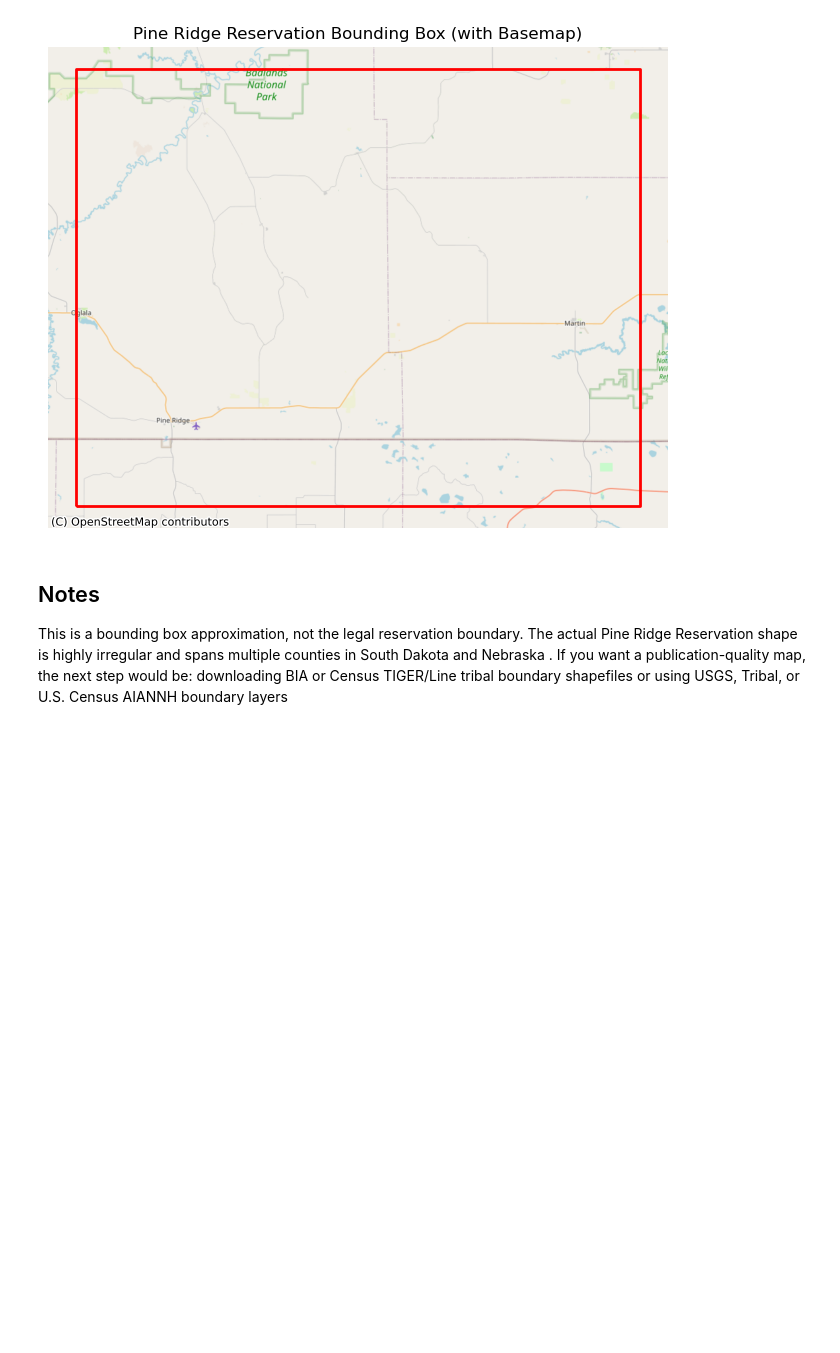
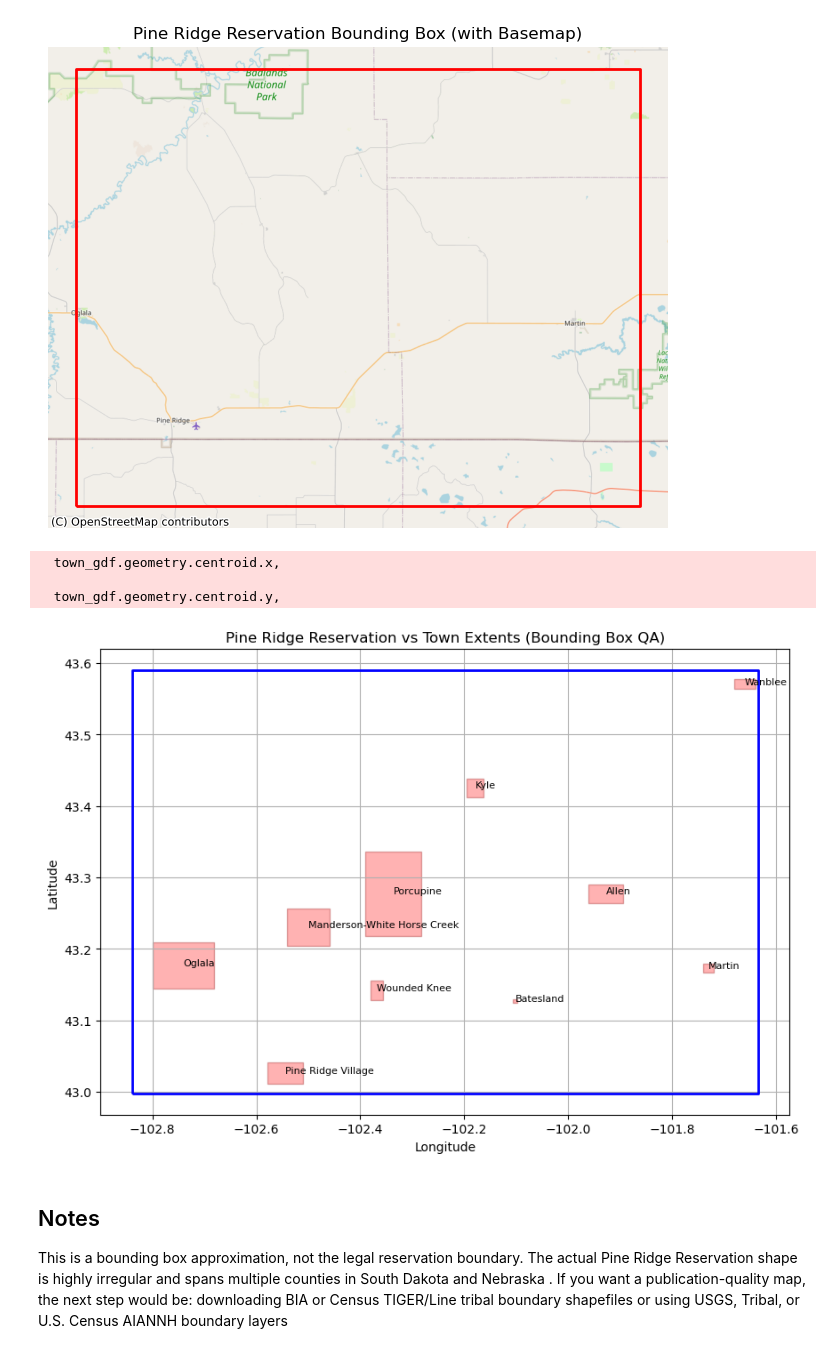
Before and after one commit to olc-techsupport/Pine-Ridge-Bounding-Boxes, a Jupyter notebook: PRR_map-1.ipynb, the cells around one changed output. Drawn from its saved outputs; the diff is of its cells as text; code cells hidden in the pictures; blank space fills up the shorter version.

Commit message:
add QA/centroids

```diff
--- a/PRR_map-1.ipynb
+++ b/PRR_map-1.ipynb
@@ -87,3 +115,54 @@ plt.show()
+# %%
+# Convert towns to polygons
+town_geoms = [
+    box(minx, miny, maxx, maxy) for _, minx, miny, maxx, maxy in towns
+]
+
+town_names = [t[0] for t in towns]
+
+town_gdf = gpd.GeoDataFrame(
+    {"name": town_names},
+    geometry=town_geoms,
+    crs="EPSG:4326"
+)
+# %%
+fig, ax = plt.subplots(figsize=(10, 10))
+
+# Reservation bounding box (blue outline)
+reservation_gdf.boundary.plot(
+    ax=ax,
+    linewidth=2,
+    color="blue",
+    label="Reservation Bounding Box"
+)
+
+# Town extents (red transparent boxes)
+town_gdf.plot(
+    ax=ax,
+    facecolor="red",
+    alpha=0.3,
+    edgecolor="darkred"
+)
+
+# Labels for towns (optional but helpful for QA)
+for x, y, label in zip(
+    town_gdf.geometry.centroid.x,
+    town_gdf.geometry.centroid.y,
+    town_gdf["name"]
+):
+    ax.text(x, y, label, fontsize=8)
+
+ax.set_title("Pine Ridge Reservation vs Town Extents (Bounding Box QA)")
+ax.set_xlabel("Longitude")
+ax.set_ylabel("Latitude")
+
+plt.grid(True)
+plt.show()
+# %% [output]
+  town_gdf.geometry.centroid.x,
+
+  town_gdf.geometry.centroid.y,
+[figure, added]
 # %% [markdown]
 ## Notes
 This is a bounding box approximation, not the legal reservation boundary.
```
Also changed, not shown: parts of 3 cells of this notebook.
